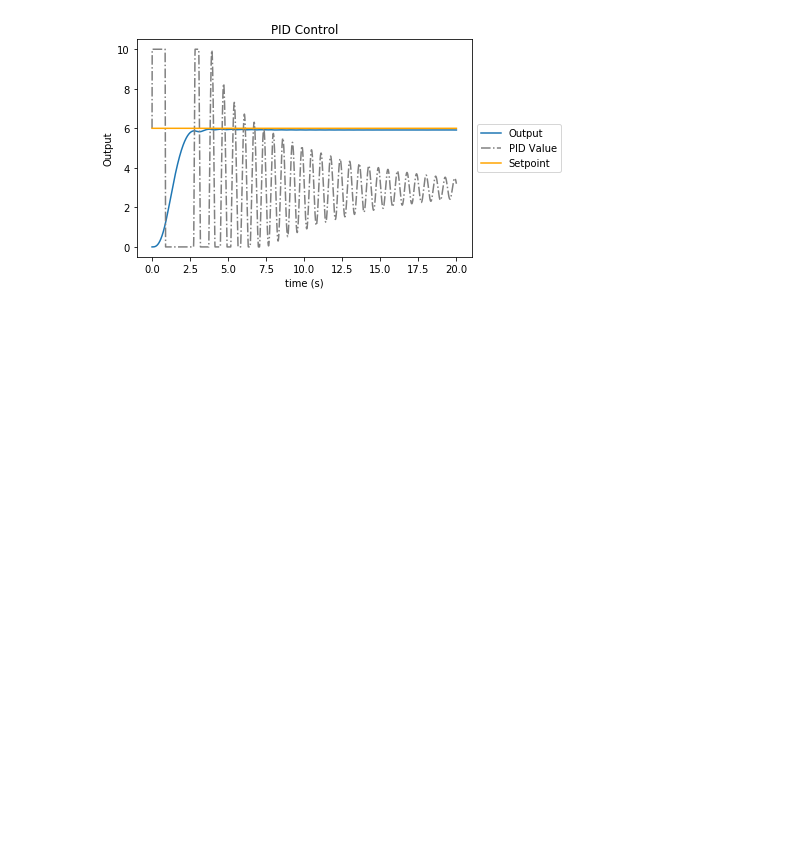
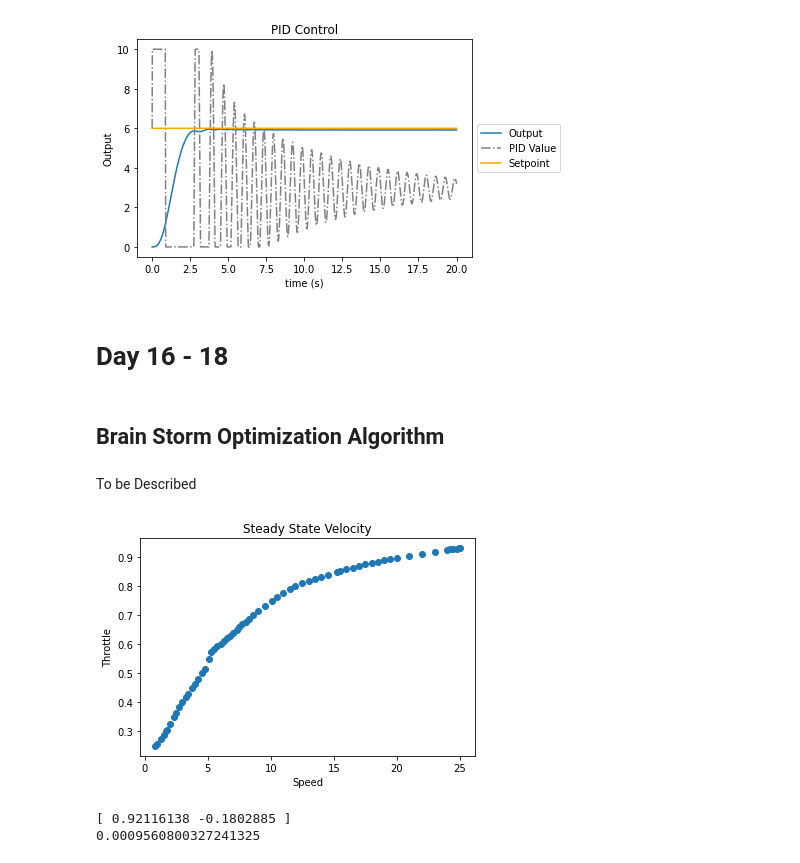
Before and after one commit to Vermillord/KP_Codes, a Jupyter notebook: KP_Notes.ipynb, the cells around one changed output. Drawn from its saved outputs; the diff is of its cells as text; code cells hidden in the pictures; blank space fills up the shorter version.

Commit message:
finished BSO algorithm
description of BSO to be uploaded

```diff
--- a/KP_Notes.ipynb
+++ b/KP_Notes.ipynb
@@ -1454,3 +1476,9 @@ plt.legend(loc='center left', bbox_to_anchor=(1, 0.5))
 plt.show()
 # %% [output]
 [figure]
+# %% [markdown]
+# Day 16 - 18
+# %% [markdown]
+## Brain Storm Optimization Algorithm
+# %% [markdown]
+To be Described
@@ -1456,0 +1498,12 @@ plt.show()
+# %%
+df = pd.read_csv("../projects/resources/steady_state_velocity.csv")
+v0 = np.array(df.speed[1:])
+u0 = np.array(df.throttle[1:])
+
+plt.title('Steady State Velocity')
+plt.xlabel('Speed')
+plt.ylabel('Throttle')
+plt.scatter(v0, u0)
+plt.show()
+# %% [output]
+[figure, added]
@@ -1456,0 +1640,7 @@ plt.show()
+# %%
+idea = BSO(25, 2, 1, 100)
+print(idea)
+print(cost(idea))
+# %% [output]
+[ 0.92116138 -0.1802885 ]
+0.0009560800327241325
```
Also changed, not shown: parts of 16 cells of this notebook.
